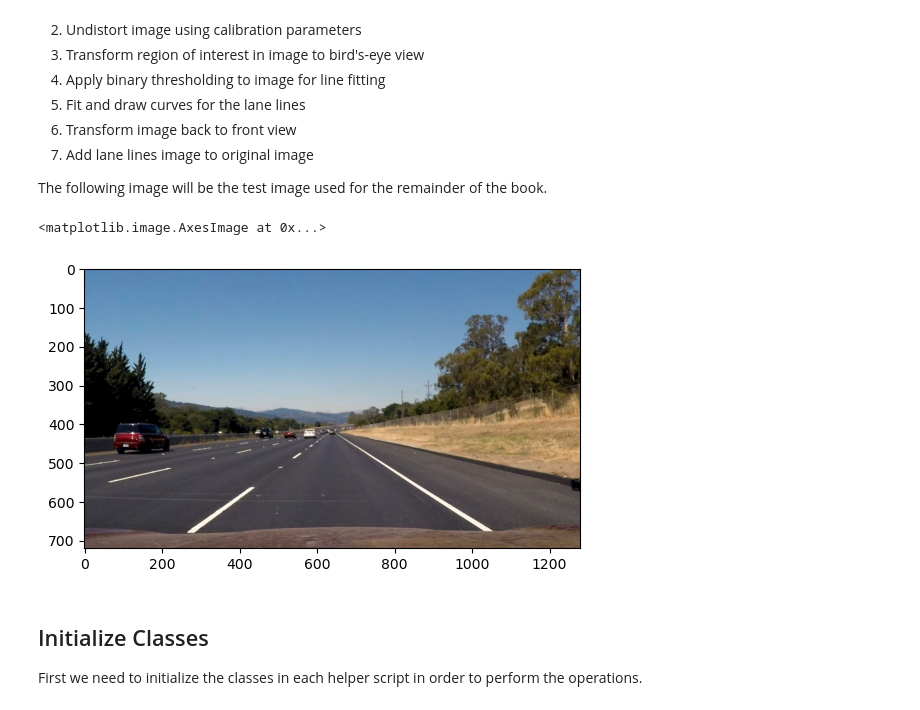
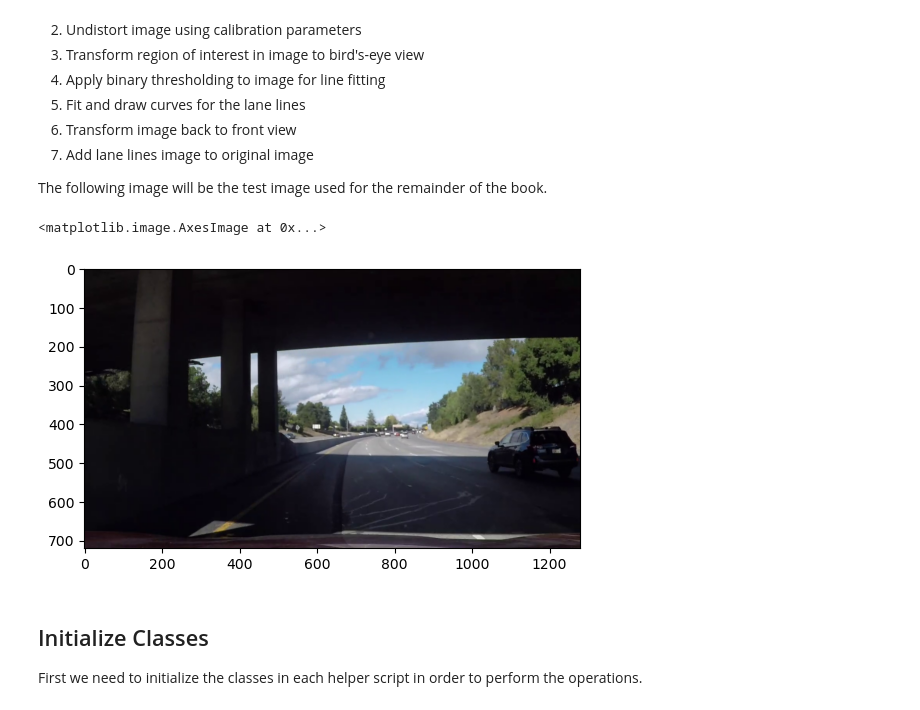
Before and after one commit to xFiveRivers/lane-detection-advanced, a Jupyter notebook: pipeline.ipynb, the cells around one changed output. Cells and saved outputs as stored; diff of their text form; code cells hidden in the pictures.

Commit message:
testing problem frams

```diff
--- a/pipeline.ipynb
+++ b/pipeline.ipynb
@@ -29,12 +29,12 @@ Here are the following steps in our pipeline:
 
 The following image will be the test image used for the remainder of the book.
 # %%
-orig_img = cv2.imread('test_images/straight_lines2.jpg')
+orig_img = cv2.imread('output_media/debug/problem_frames/132_frame.png')
 orig_img = cv2.cvtColor(orig_img, cv2.COLOR_BGR2RGB)
 plt.imshow(orig_img)
 # %% [output]
 <matplotlib.image.AxesImage at 0x...>
-[figure, old version]
+[figure, new version]
 # %% [markdown]
 ## Initialize Classes
 
```
Also changed, not shown: parts of 7 cells of this notebook, 1 other file.
